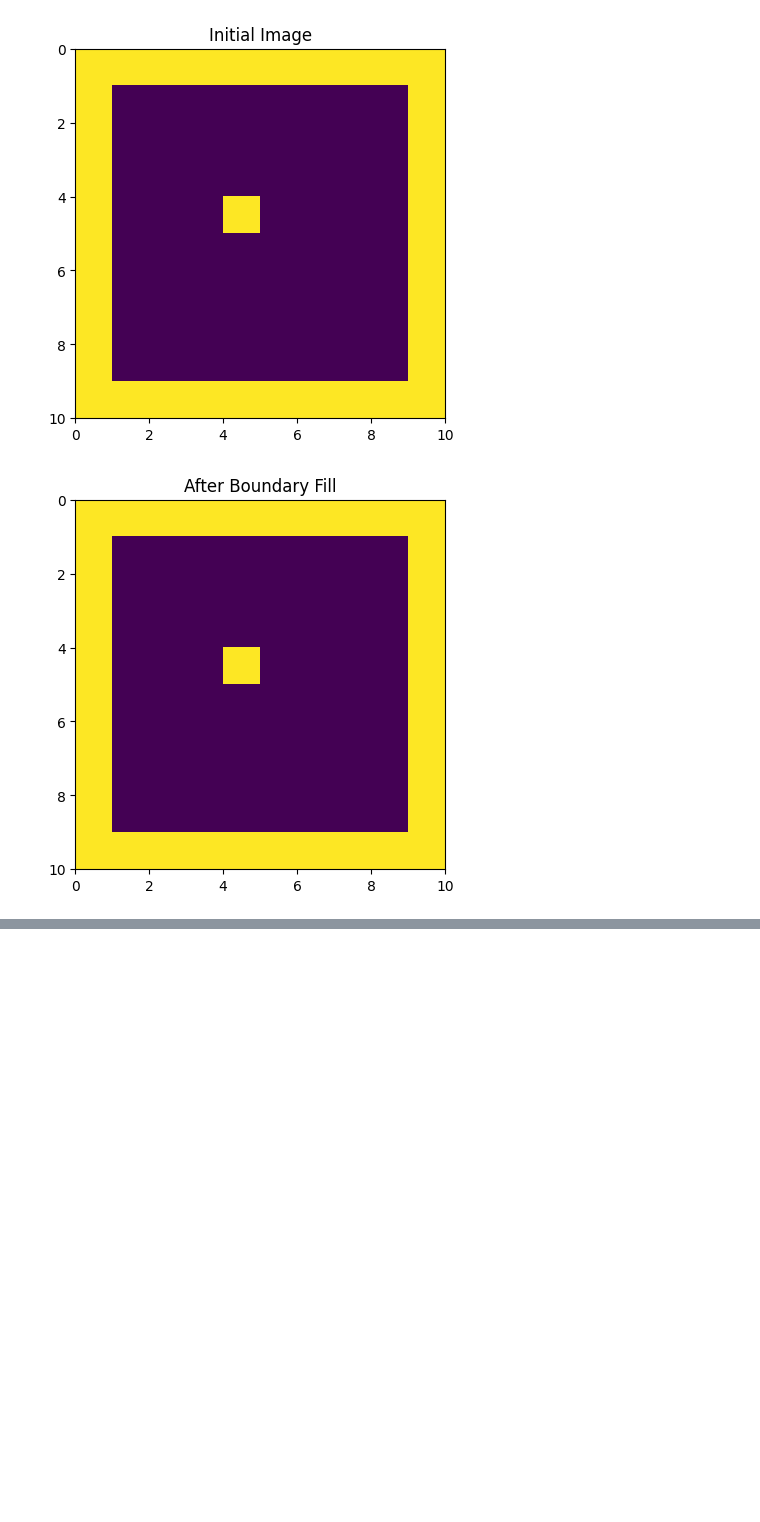
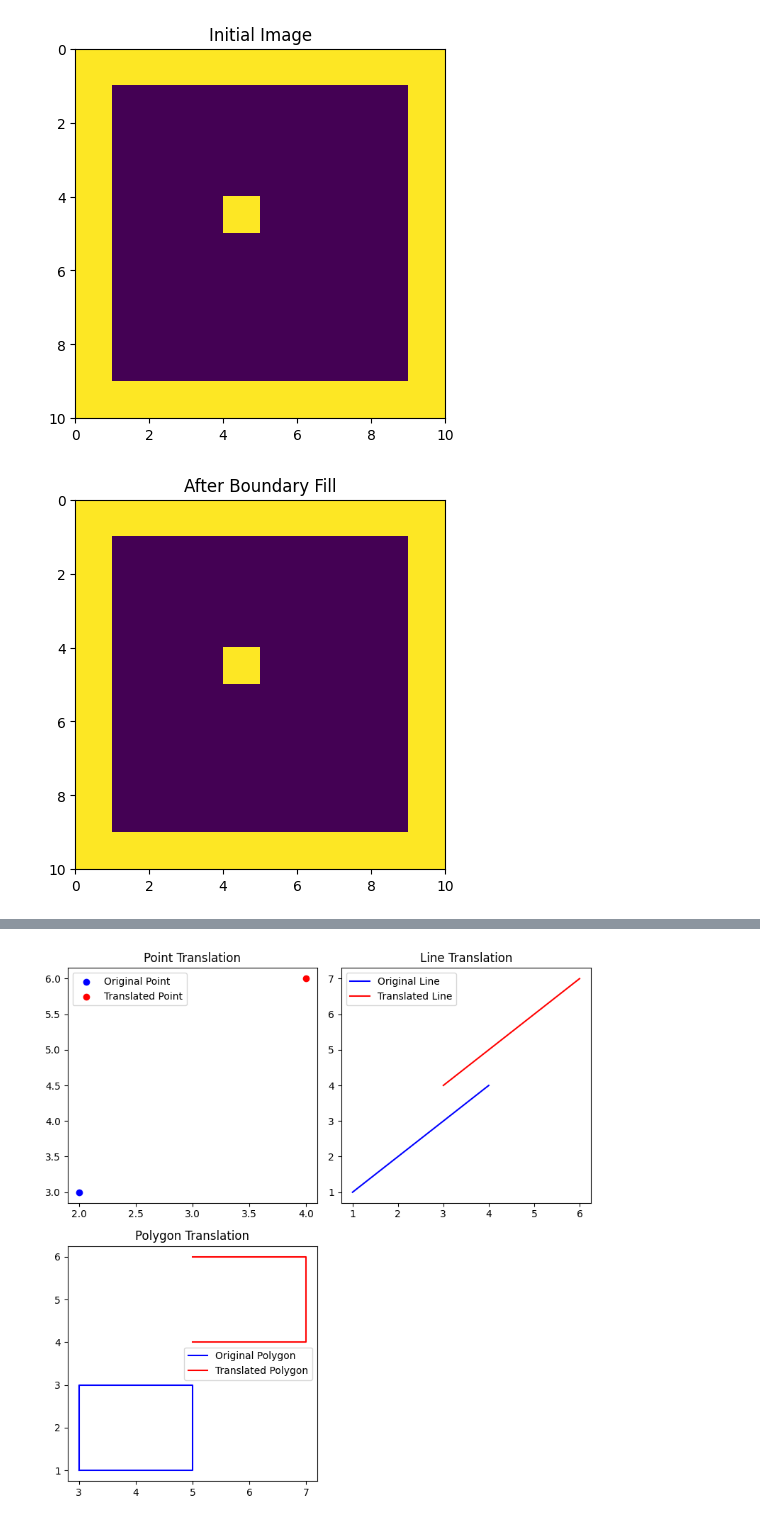
Before and after one commit to MdAbdullahIbnNoor/4-2-computer-graphics-lab-python, a Jupyter notebook: line_draw.ipynb, the cells around one changed output, grey strips where cells are left out. Drawn from its saved outputs; the diff is of its cells as text; code cells hidden in the pictures; blank space fills up the shorter version.

```diff
--- a/line_draw.ipynb
+++ b/line_draw.ipynb
@@ -491,0 +847,60 @@ plt.show()
+# %%
+import matplotlib.pyplot as plt
+import numpy as np
+
+def translate_point(point, dx, dy):
+    x, y = point
+    translated_point = (x + dx, y + dy)
+    return translated_point
+
+def translate_line(line, dx, dy):
+    translated_line = [(x + dx, y + dy) for x, y in line]
+    return translated_line
+
+def translate_polygon(polygon, dx, dy):
+    translated_polygon = [(x + dx, y + dy) for x, y in polygon]
+    return translated_polygon
+
+# Example Usage:
+# Define points, lines, and polygons
+point = (2, 3)
+line = [(1, 1), (4, 4)]
+polygon = [(3, 1), (5, 1), (5, 3), (3, 3)]
+
+# Translation amounts
+dx, dy = 2, 3
+
+# Apply translation
+translated_point = translate_point(point, dx, dy)
+translated_line = translate_line(line, dx, dy)
+translated_polygon = translate_polygon(polygon, dx, dy)
+
+# Plot original and translated objects
+plt.figure(figsize=(8, 8))
+
+# Plot point
+plt.subplot(2, 2, 1)
+plt.scatter(*zip(*[point]), label='Original Point', color='blue')
+plt.scatter(*zip(*[translated_point]), label='Translated Point', color='red')
+plt.legend()
+plt.title('Point Translation')
+
+# Plot line
+plt.subplot(2, 2, 2)
+plt.plot(*zip(*line), label='Original Line', color='blue')
+plt.plot(*zip(*translated_line), label='Translated Line', color='red')
+plt.legend()
+plt.title('Line Translation')
+
+# Plot polygon
+plt.subplot(2, 2, 3)
+polygon.append(polygon[0])  # Close the polygon
+plt.plot(*zip(*polygon), label='Original Polygon', color='blue')
+plt.plot(*zip(*translated_polygon), label='Translated Polygon', color='red')
+plt.legend()
+plt.title('Polygon Translation')
+
+plt.tight_layout()
+plt.show()
+# %% [output]
+[figure, added]
```
Also changed, not shown: parts of 5 cells of this notebook.
